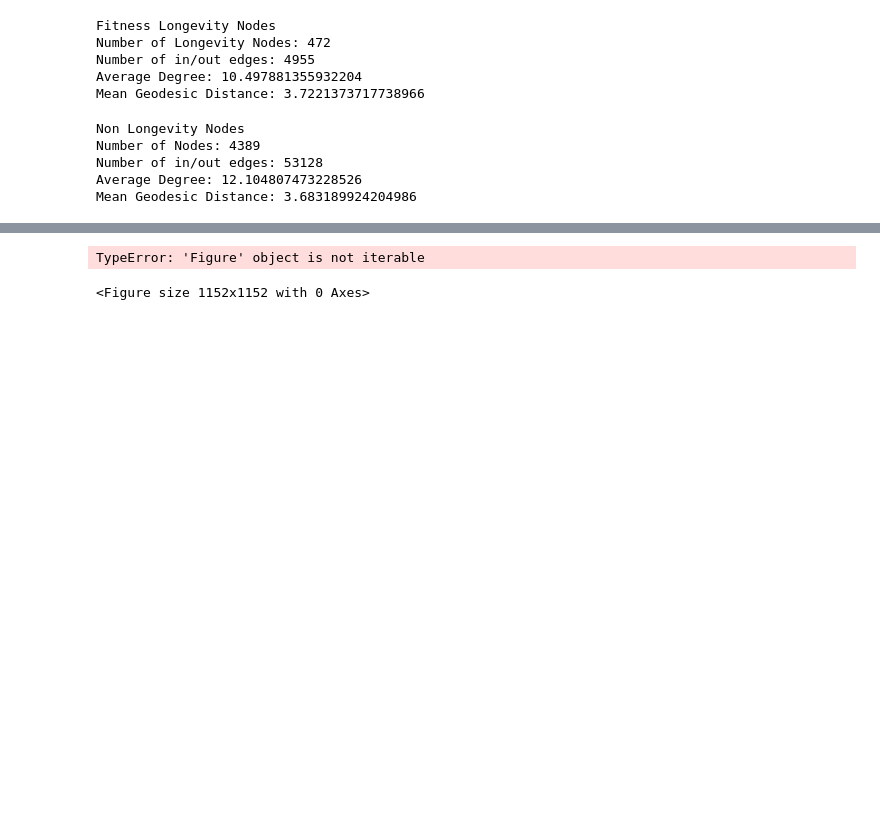
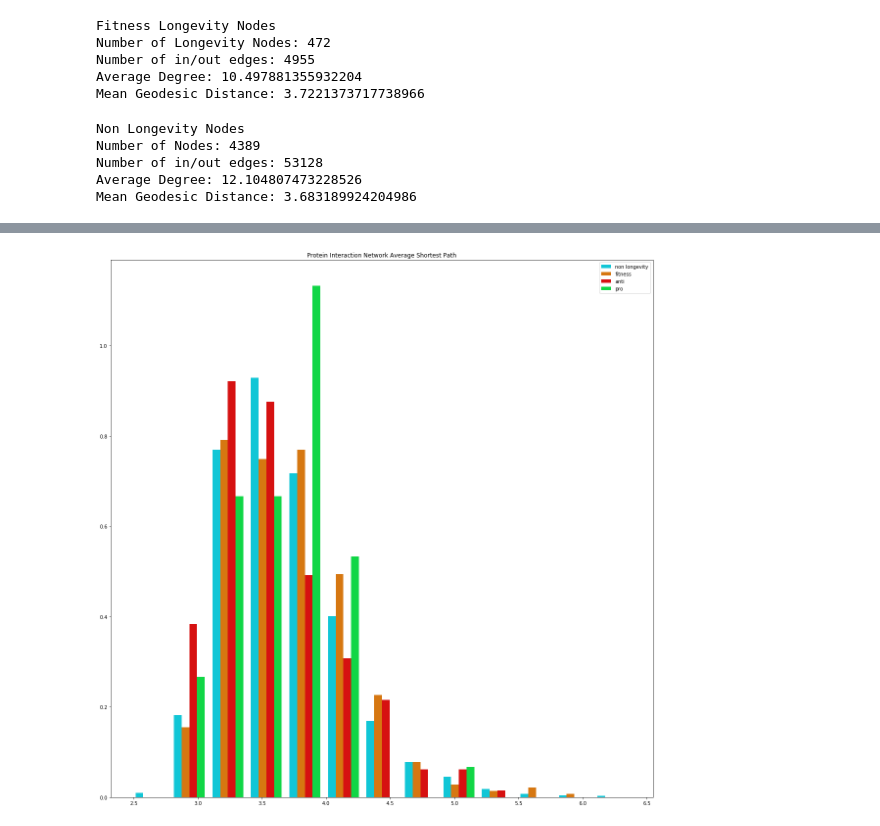
Before and after one commit to JoyMace/HomologousGenes, a Jupyter notebook: Project.ipynb, the cells around one changed output, grey strips where cells are left out. Cells and saved outputs as stored; diff of their text form; code cells hidden in the pictures; blank space fills up the shorter version.

```diff
--- a/Project.ipynb
+++ b/Project.ipynb
@@ -315,21 +317,20 @@ plt.show()
 # %%
-fig, ax = plt.figure(figsize=(16,16))
+fig = plt.figure(figsize=(16,16))
 ax = fig.add_subplot(111)
 ax.set_title('Protein Interaction Network Average Shortest Path')
 
 labels=['non longevity','fitness', 'anti', 'pro']
 colors = ['#11c6d6', '#d67711','#d61111', '#11d646']
 plt.hist([[single_source(G_main, n) for n in non_nodes],
           [single_source(G_main, n) for n in fit_nodes],
           [single_source(G_main, n) for n in anti_nodes],
           [single_source(G_main, n) for n in pro_nodes]],
-         bins=12, label=labels, color=colors, density=True, stacked=False)
+         bins=13, label=labels, color=colors, density=True, stacked=False)
 ax.legend()
 fig.tight_layout()
 plt.show()
 # %% [output]
-TypeError: 'Figure' object is not iterable
-<Figure size 1152x1152 with 0 Axes>
+[figure, added]
 # %%
 fig = plt.figure(figsize=(16,16))
 ax = fig.add_subplot(111)
```
Also changed, not shown: parts of 4 cells of this notebook.
